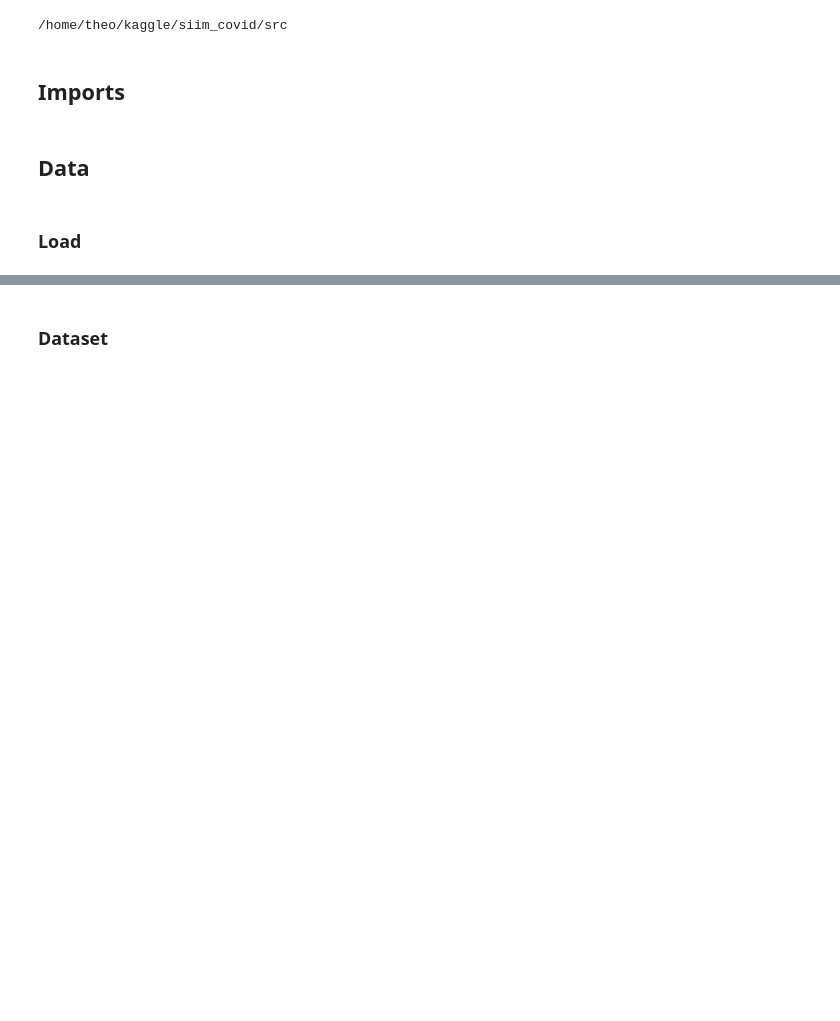
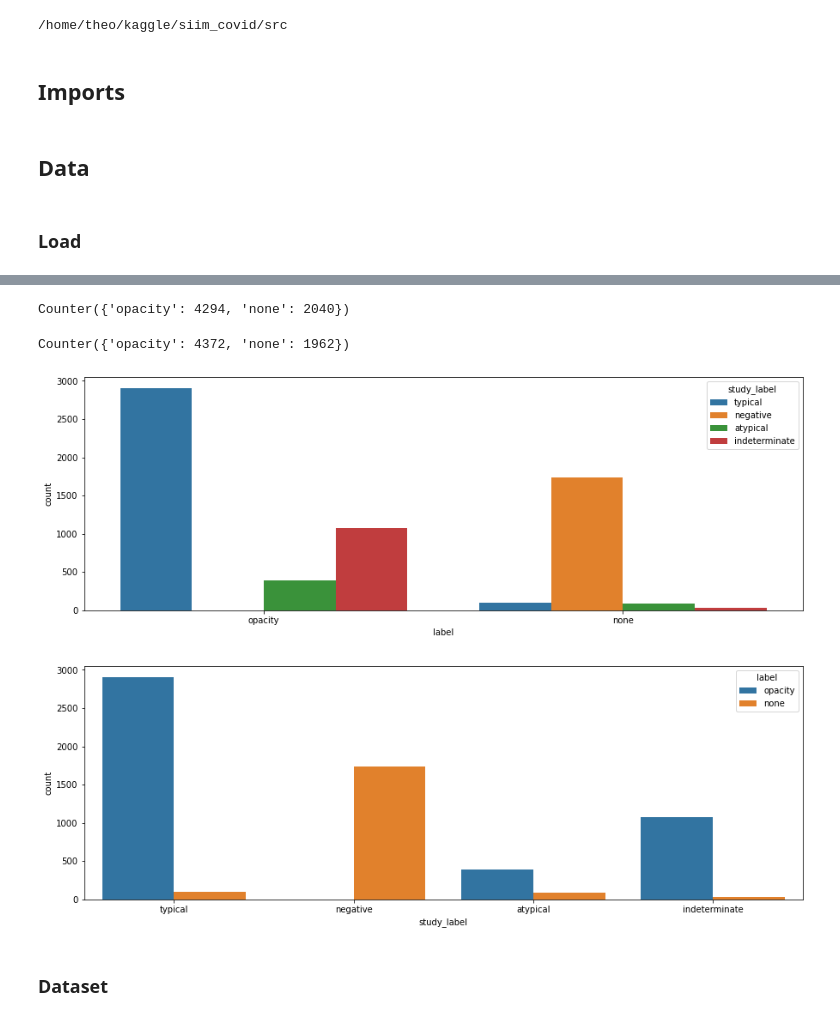
Before and after one commit to TheoViel/kaggle_siim_covid, a Jupyter notebook: notebooks/Training.ipynb, the cells around one changed output, grey strips where cells are left out. Saved outputs shown, nothing was run; the diff lists cells and outputs as text; code cells hidden in the pictures; blank space fills up the shorter version.

```diff
--- a/notebooks/Training.ipynb
+++ b/notebooks/Training.ipynb
@@ -65,0 +41,4 @@ df.head()
+# %%
+Counter(df['label'])
+# %% [output]
+Counter({'opacity': 4294, 'none': 2040})
@@ -66,3 +51,18 @@ df.head()
+# %%
+Counter(df['label'])
+# %% [output]
+Counter({'opacity': 4372, 'none': 1962})
+# %%
+plt.figure(figsize=(15, 5))
+sns.countplot(x="label", hue="study_label", data=df)
+plt.show()
+
+plt.figure(figsize=(15, 5))
+sns.countplot(x="study_label", hue="label", data=df)
+plt.show()
+# %% [output]
+[figure, added]
+[figure, added]
 # %% [markdown]
 ### Dataset
 # %%
```
Also changed, not shown: parts of 20 cells of this notebook, 9 other files.
